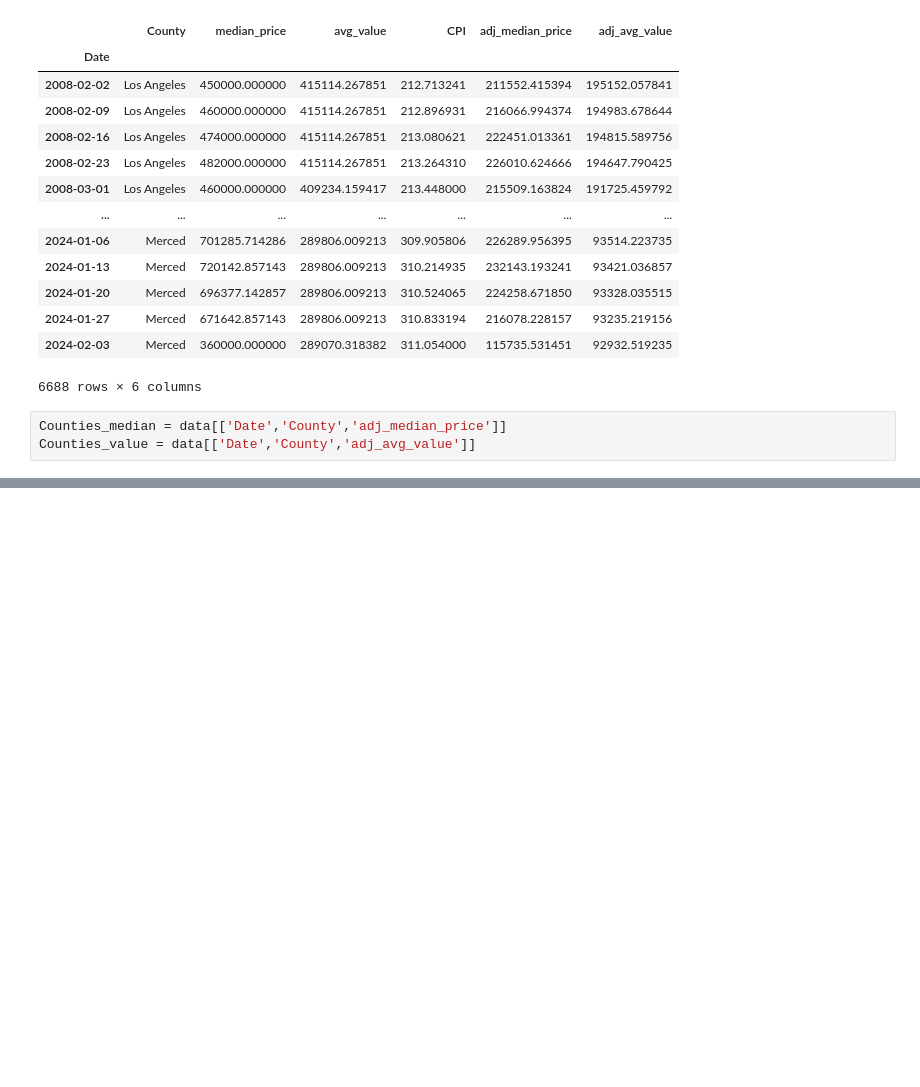
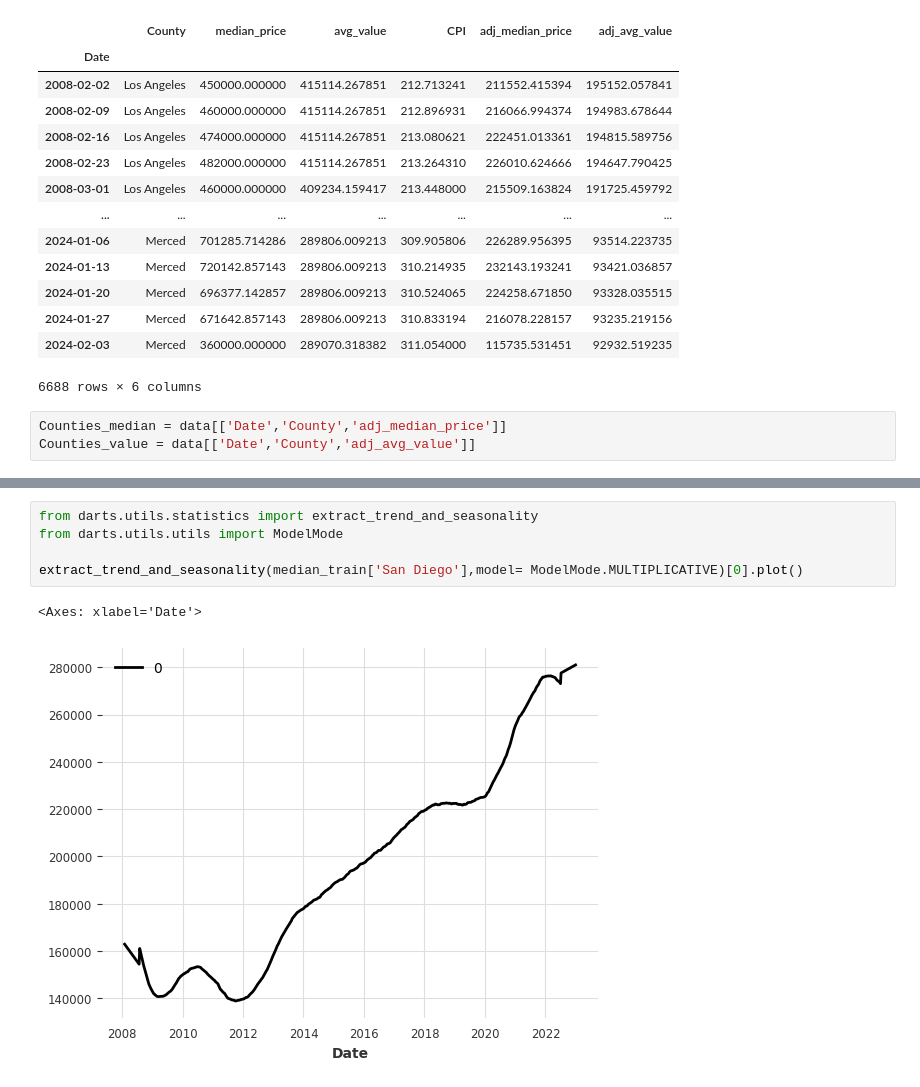
Before and after one commit to AlbertHender/Cali_Housing_forecast, a Jupyter notebook: Housing_model.ipynb, the cells around one changed output, grey strips where cells are left out. Cells and saved outputs as stored; diff of their text form; blank space fills up the shorter version.

Commit message:
model testing

```diff
--- a/Housing_model.ipynb
+++ b/Housing_model.ipynb
@@ -59,0 +110,8 @@ CPI = CPI.pivot_table(index='Date',values='CPI')
+# %%
+from darts.utils.statistics import extract_trend_and_seasonality
+from darts.utils.utils import ModelMode
+
+extract_trend_and_seasonality(median_train['San Diego'],model= ModelMode.MULTIPLICATIVE)[0].plot()
+# %% [output]
+<Axes: xlabel='Date'>
+[figure, added]
```
Also changed, not shown: parts of 18 cells of this notebook.
